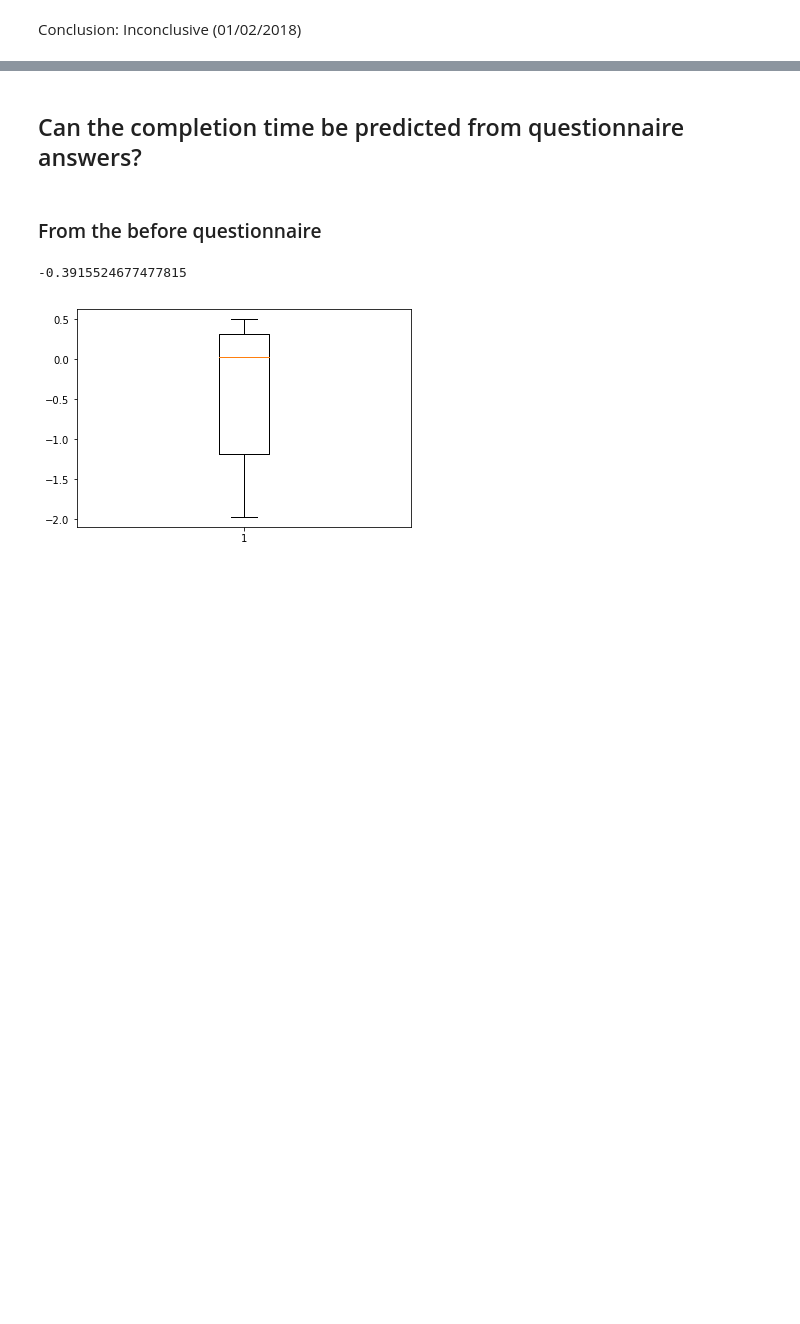
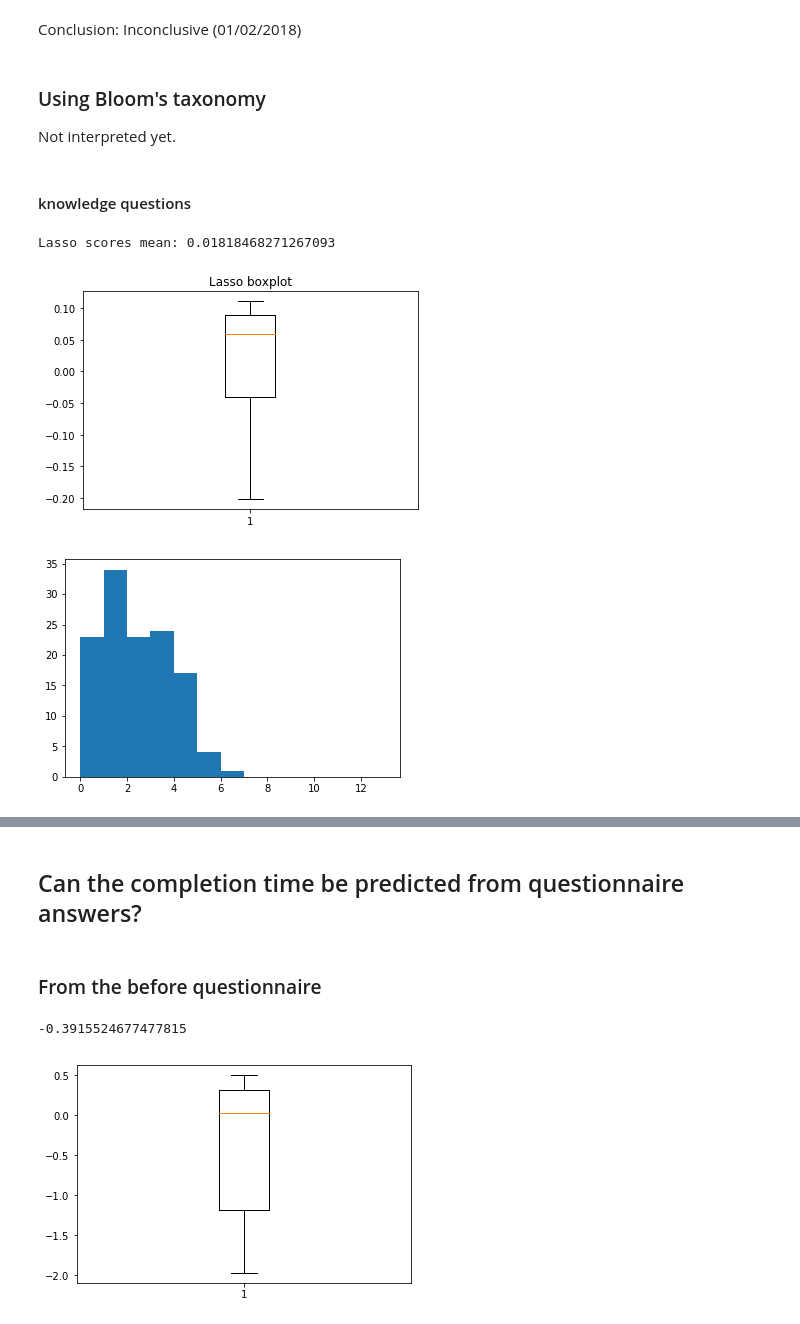
Before and after one commit to CyberCRI/dataanalysis-herocoli-redmetrics, a Jupyter notebook: v1.52.2/Data mining/Classification.ipynb, the cells around one changed output, grey strips where cells are left out. Cells and saved outputs as stored; diff of their text form; code cells hidden in the pictures; blank space fills up the shorter version.

```diff
--- a/v1.52.2/Data mining/Classification.ipynb
+++ b/v1.52.2/Data mining/Classification.ipynb
@@ -450,2 +455,22 @@ plt.hist(target, bins = range(14))
 # %% [markdown]
 Conclusion: Inconclusive (01/02/2018)
+# %% [markdown]
+### Using Bloom's taxonomy
+
+Not interpreted yet.
+# %% [markdown]
+#### knowledge questions
+# %%
+knowledgeQuestions = ["QAmpicillin",
+                      "QBBNamePlasmid",
+                      "QBBNamePromoter",
+                      "QBBNameTerminator",
+                      "QBBNameRBS",
+                      "QBBNameCDS",
+                      "QBBNameOperator",
+                     ]
+getPerformanceFromQuestionGroup(knowledgeQuestions, lasso = True, histTarget = 14)
+# %% [output]
+Lasso scores mean: 0.01818468271267093
+[figure, added]
+[figure, added]
```
Also changed, not shown: parts of 23 cells of this notebook, 1 other file.
